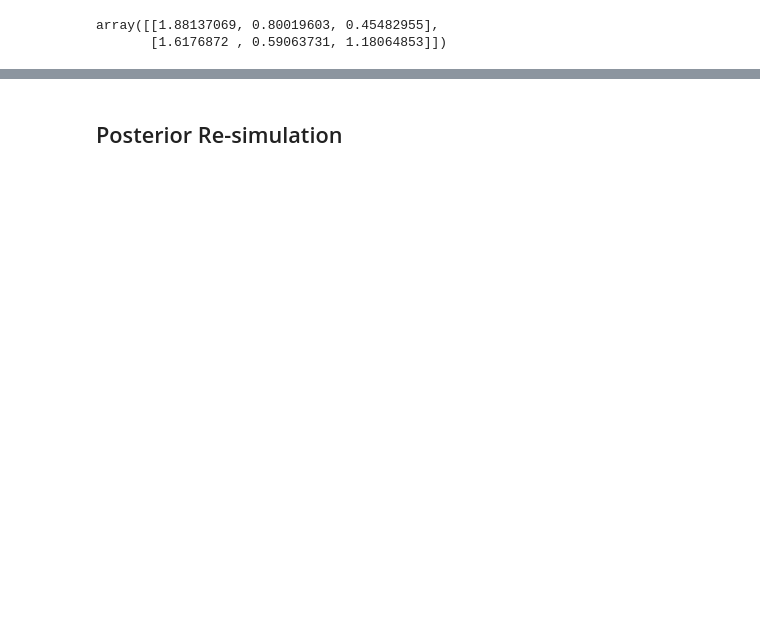
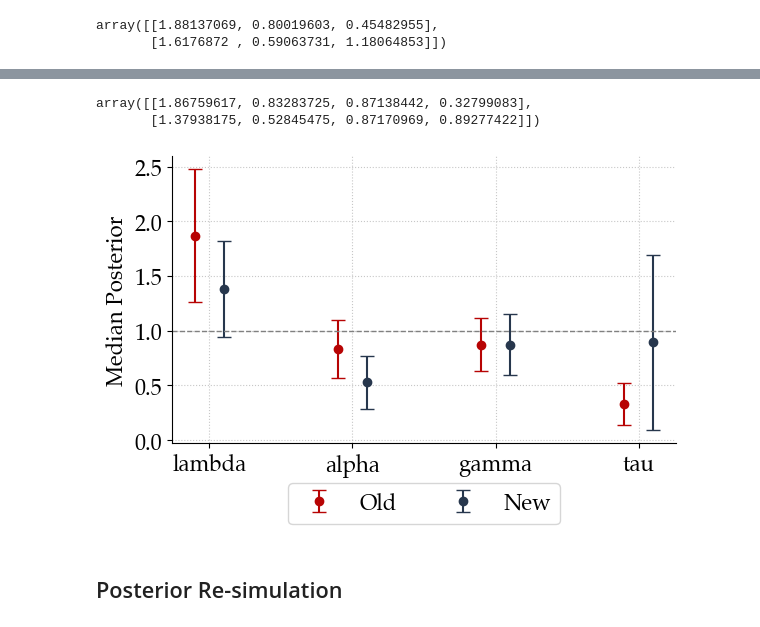
Before and after one commit to LuSchumacher/prospect_theory, a Jupyter notebook: notebooks/04_model_fitting.ipynb, the cells around one changed output, grey strips where cells are left out. Cells and saved outputs as stored; diff of their text form; code cells hidden in the pictures; blank space fills up the shorter version.

```diff
--- a/notebooks/04_model_fitting.ipynb
+++ b/notebooks/04_model_fitting.ipynb
@@ -83,0 +148,7 @@ array([[1.88137069, 0.80019603, 0.45482955],
+# %%
+summary_net = bf.networks.SetTransformer(input_dim=7, summary_dim=32)
+
+inference_net = bf.networks.InvertibleNetwork(
+    num_params=4,
+    coupling_settings={"dense_args": dict(kernel_regularizer=None), "dropout": False},
+)
@@ -84,2 +170,64 @@ array([[1.88137069, 0.80019603, 0.45482955],
+# %%
+cpt_post_z = np.zeros((NUM_SUBJECTS, 2, NUM_SAMPLES, 4))
+# %%
+cpt_post_z[:, 0] = cpt_amortizer.sample(
+    {"summary_conditions": emp_data[:, 0].astype(np.float32)},
+    NUM_SAMPLES
+)
+cpt_post_z[:, 1] = cpt_amortizer.sample(
+    {"summary_conditions": emp_data[:, 1].astype(np.float32)},
+    NUM_SAMPLES
+)
+# %%
+cpt_post = cpt_post_z * CPT_PRIOR_STD + CPT_PRIOR_MEAN
+# %%
+cpt_post_median = np.median(cpt_post, axis=2)
+cpt_post_median.mean(axis=0)
+# %% [output]
+array([[1.86759617, 0.83283725, 0.87138442, 0.32799083],
+       [1.37938175, 0.52845475, 0.87170969, 0.89277422]])
+# %%
+param_names = ['lambda', 'alpha', 'gamma', 'tau']
+n_subjects, n_conditions, n_samples, n_params = cpt_post.shape
+colors = ['#B70404', '#27374D']  # Old, New
+condition_labels = ['Old', 'New']
+
+# Compute subject-wise medians, then group mean and std
+subject_medians = np.median(cpt_post, axis=2)  # shape: (12, 2, 3)
+mean_medians = subject_medians.mean(axis=0)   # shape: (2, 3)
+std_medians = subject_medians.std(axis=0)     # shape: (2, 3)
+
+# Plot
+fig, ax = plt.subplots(figsize=(6, 4))
+x = np.arange(n_params)
+width = 0.2  # dodge
+
+for c in range(n_conditions):
+    x_offset = x - width/2 + c*width
+    y = mean_medians[c]
+    yerr = std_medians[c]
+    ax.errorbar(x_offset, y, yerr=yerr, fmt='o', color=colors[c], capsize=5,
+                label=condition_labels[c], markersize=6)
+
+# Reference line at y=1
+ax.axhline(1, color='gray', linestyle='--', linewidth=1)
+
+# Grid
+ax.grid(True, which='both', linestyle=':', linewidth=0.8, alpha=0.7)
+
+ax.set_xticks(x)
+ax.set_xticklabels(param_names)
+ax.legend()
+ax.set_xticklabels(param_names, fontsize=FONTSIZE_2)
+ax.set_ylabel('Median Posterior', fontsize=FONTSIZE_2)
+ax.tick_params(axis='y', labelsize=FONTSIZE_2)
+ax.tick_params(axis='x', labelsize=FONTSIZE_2)
+
+plt.legend(loc='upper center', bbox_to_anchor=(0.5, -0.1), ncol=2, fontsize=FONTSIZE_2)
+plt.tight_layout()
+sns.despine()
+plt.savefig("../plots/cpt_estimates.pdf", bbox_inches='tight', dpi=300)
+# %% [output]
+[figure, added]
 # %% [markdown]
 ## Posterior Re-simulation
```
Also changed, not shown: parts of 7 cells of this notebook, 12 other files.
